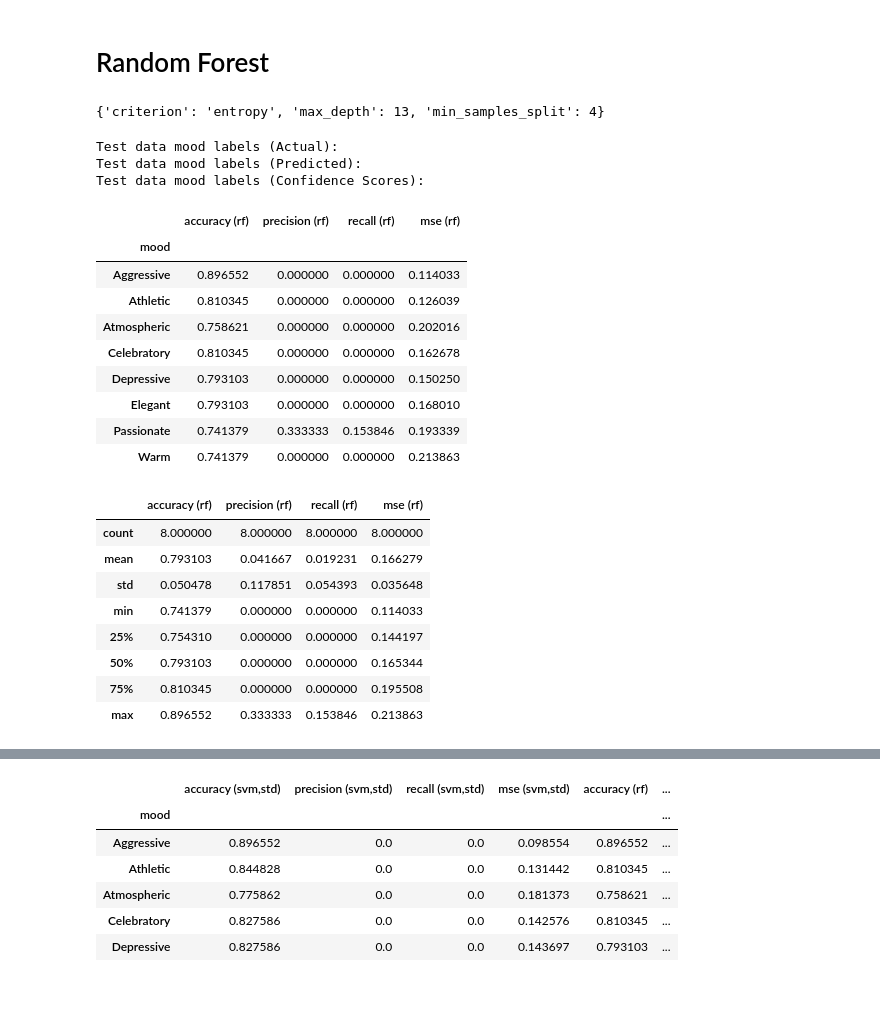
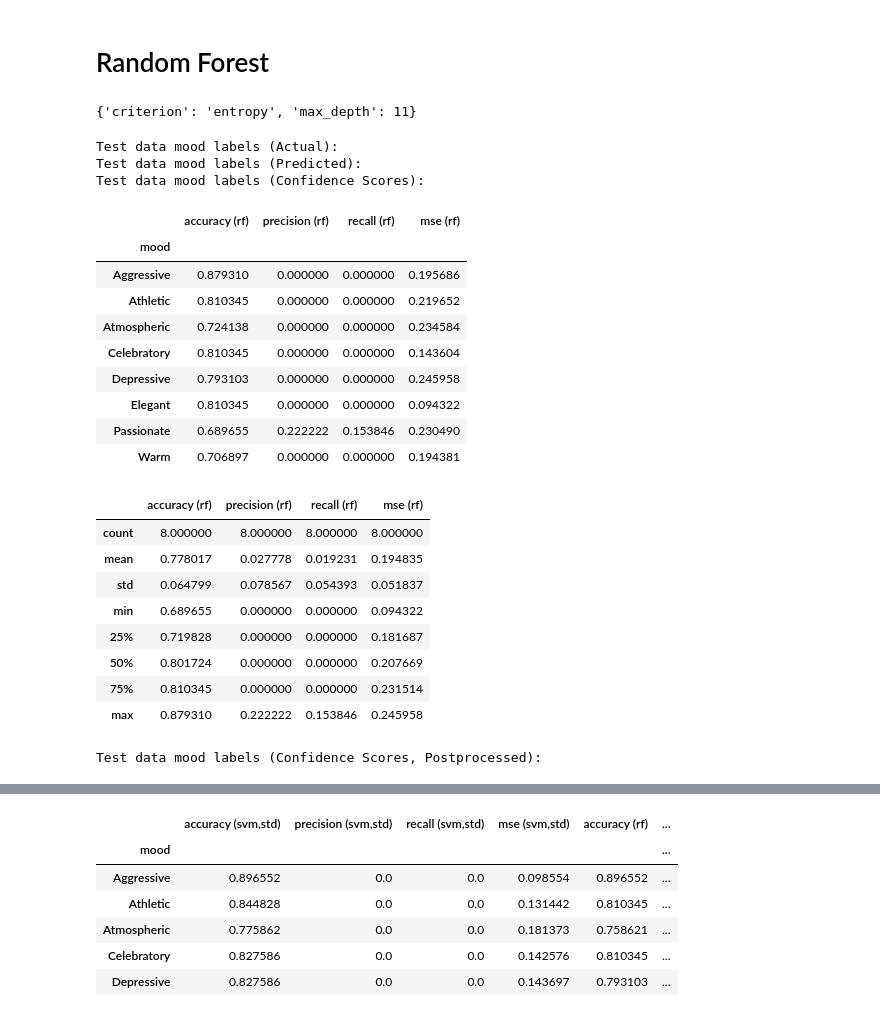
Before and after one commit to ang-zeyu/3237Project, a Jupyter notebook: StatsMethods_song_model_noIsSkipped.ipynb, the cells around one changed output, grey strips where cells are left out. Cells and saved outputs as stored; diff of their text form; code cells hidden in the pictures.

```diff
--- a/StatsMethods_song_model_noIsSkipped.ipynb
+++ b/StatsMethods_song_model_noIsSkipped.ipynb
@@ -358,20 +367,14 @@ Test data mood labels (Confidence Scores):
 # Random Forest
 # %%
 from sklearn.ensemble import RandomForestClassifier
-from sklearn.tree import DecisionTreeClassifier
 
 # params = {'n_estimators':[10,50,100,150,200,500], 'criterion':('gini', 'entropy'), 'max_depth':[k for k in range(1,21)]}
-params = {
-    'criterion':('gini', 'entropy'),
-    'max_depth': list(range(1,21)),
-    'min_samples_split': (4,24)
-}
-rf = GridSearchCV(RandomForestClassifier(), params)
-#rf = GridSearchCV(DecisionTreeClassifier(max_features=6), params)
+params = {'criterion':('gini', 'entropy'), 'max_depth':[k for k in range(1,21)]}
+rf = GridSearchCV(RandomForestClassifier(random_state=0), params)
 rf.fit(x_train, y_train)
 rf.best_params_
 # %% [output]
-{'criterion': 'entropy', 'max_depth': 13, 'min_samples_split': 4}
+{'criterion': 'entropy', 'max_depth': 11}
 # %%
 # Predict binary values or confidence scores for moods from sensor data
 # For now, input_data is a Dataframe for convenience
@@ -392,25 +395,6 @@ def rf_predict(rf, input_data, prob=True):
             pred_df[mood] = pred[:,i] # predict returns shape (n_samples, n_features)
     return pred_df
 # %%
-# Predict binary values or confidence scores for moods from sensor data
-# For now, input_data is a Dataframe for convenience
-# Returns confidence scores if prob=True else binary values
-def rf_predict(rf, input_data, prob=True):
-    pred_df = input_data.copy()
-    data = input_data.iloc[:,:-8]
-    target = input_data.iloc[:,-8:]
-    if prob:
-        pred = np.array(rf.predict_proba(data.values))
-    else:
-        pred = np.array(rf.predict(data.values))
-    for i in range(len(target.columns)):
-        mood = target.columns[i]
-        if prob:
-            pred_df[mood] = pred[i,:,1] # predict_proba returns shape (n_features, n_samples, probs)
-        else:
-            pred_df[mood] = pred[:,i] # predict returns shape (n_samples, n_features)
-    return pred_df
-
 train_pred_rf_df = rf_predict(rf, train_df, prob=False)
 test_pred_rf_df = rf_predict(rf, test_df, prob=False)
 train_prob_rf_df = rf_predict(rf, train_df, prob=True)
@@ -419,45 +403,57 @@ test_prob_rf_df = rf_predict(rf, test_df, prob=True)
 # Show predicted values and confidence scores for moods for random samples
 print('Test data mood labels (Actual):')
 test_df_copy = test_df.copy()
 #test_df_copy['activity'] = [activity_cats[k] for k in test_df_copy['activity'].values]
 # test_df_copy['activity'] = le.inverse_transform(test_df_copy['activity'].values) # convert activity values back to strings
 #display(test_df_copy.head())
 
 print('Test data mood labels (Predicted):')
 # test_pred_rf_df['activity'] = le.inverse_transform(test_pred_rf_df['activity'].values)
 #test_pred_rf_df['activity'] = [activity_cats[k] for k in test_pred_rf_df['activity'].values]
 #display(test_pred_rf_df.head())
 
 print('Test data mood labels (Confidence Scores):')
 #test_prob_rf_df['activity'] = [activity_cats[k] for k in test_prob_rf_df['activity'].values]
 # test_pred_proba_rf_df['activity'] = le.inverse_transform(test_pred_proba_rf_df['activity'].values)
 #display(test_prob_rf_df.head())
 
 # Show evaluation of predictions
 train_eval_rf_df = evaluate(train_df, train_pred_rf_df, train_prob_rf_df, 'rf')
 test_eval_rf_df = evaluate(test_df, test_pred_rf_df, test_prob_rf_df, 'rf')
 display(test_eval_rf_df)
 display(test_eval_rf_df.describe())
+
+
+
+# Normalize, just for visualization (cosine measure already does it)
+from sklearn.preprocessing import normalize
+NORMAL_MOODS=['Aggressive', 'Athletic', 'Atmospheric', 'Celebratory', \
+                 'Depressive', 'Elegant', 'Passionate', 'Warm']
+test_prob_rf_df[NORMAL_MOODS] = normalize(test_prob_rf_df[NORMAL_MOODS].to_numpy(), axis=1)
+
+print('Test data mood labels (Confidence Scores, Postprocessed):')
+display(test_prob_rf_df.head(30))
 # %% [output]
 Test data mood labels (Actual):
 Test data mood labels (Predicted):
 Test data mood labels (Confidence Scores):
 |  | accuracy (rf) | precision (rf) | recall (rf) | mse (rf) |
 | mood |  |  |  |  |
-| Aggressive | 0.896552 | 0.000000 | 0.000000 | 0.114033 |
-| Athletic | 0.810345 | 0.000000 | 0.000000 | 0.126039 |
-| Atmospheric | 0.758621 | 0.000000 | 0.000000 | 0.202016 |
-| Celebratory | 0.810345 | 0.000000 | 0.000000 | 0.162678 |
-| Depressive | 0.793103 | 0.000000 | 0.000000 | 0.150250 |
-| Elegant | 0.793103 | 0.000000 | 0.000000 | 0.168010 |
-| Passionate | 0.741379 | 0.333333 | 0.153846 | 0.193339 |
-| Warm | 0.741379 | 0.000000 | 0.000000 | 0.213863 |
+| Aggressive | 0.879310 | 0.000000 | 0.000000 | 0.195686 |
+| Athletic | 0.810345 | 0.000000 | 0.000000 | 0.219652 |
+| Atmospheric | 0.724138 | 0.000000 | 0.000000 | 0.234584 |
+| Celebratory | 0.810345 | 0.000000 | 0.000000 | 0.143604 |
+| Depressive | 0.793103 | 0.000000 | 0.000000 | 0.245958 |
+| Elegant | 0.810345 | 0.000000 | 0.000000 | 0.094322 |
+| Passionate | 0.689655 | 0.222222 | 0.153846 | 0.230490 |
+| Warm | 0.706897 | 0.000000 | 0.000000 | 0.194381 |
 |  | accuracy (rf) | precision (rf) | recall (rf) | mse (rf) |
 | count | 8.000000 | 8.000000 | 8.000000 | 8.000000 |
-| mean | 0.793103 | 0.041667 | 0.019231 | 0.166279 |
-| std | 0.050478 | 0.117851 | 0.054393 | 0.035648 |
-| min | 0.741379 | 0.000000 | 0.000000 | 0.114033 |
-| 25% | 0.754310 | 0.000000 | 0.000000 | 0.144197 |
-| 50% | 0.793103 | 0.000000 | 0.000000 | 0.165344 |
-| 75% | 0.810345 | 0.000000 | 0.000000 | 0.195508 |
-| max | 0.896552 | 0.333333 | 0.153846 | 0.213863 |
+| mean | 0.778017 | 0.027778 | 0.019231 | 0.194835 |
+| std | 0.064799 | 0.078567 | 0.054393 | 0.051837 |
+| min | 0.689655 | 0.000000 | 0.000000 | 0.094322 |
+| 25% | 0.719828 | 0.000000 | 0.000000 | 0.181687 |
+| 50% | 0.801724 | 0.000000 | 0.000000 | 0.207669 |
+| 75% | 0.810345 | 0.000000 | 0.000000 | 0.231514 |
+| max | 0.879310 | 0.222222 | 0.153846 | 0.245958 |
+Test data mood labels (Confidence Scores, Postprocessed):
```
Also changed, not shown: parts of 4 cells of this notebook, 2 other files.
